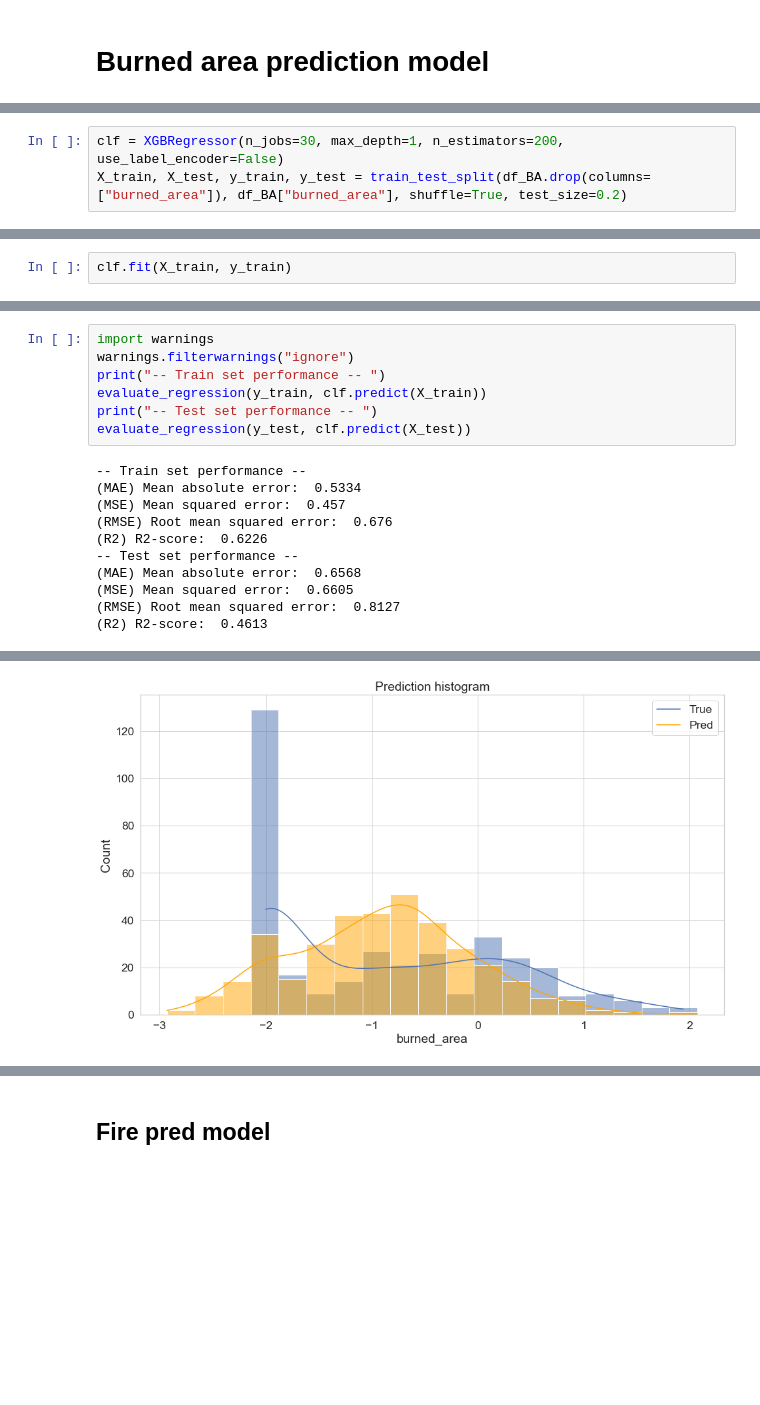
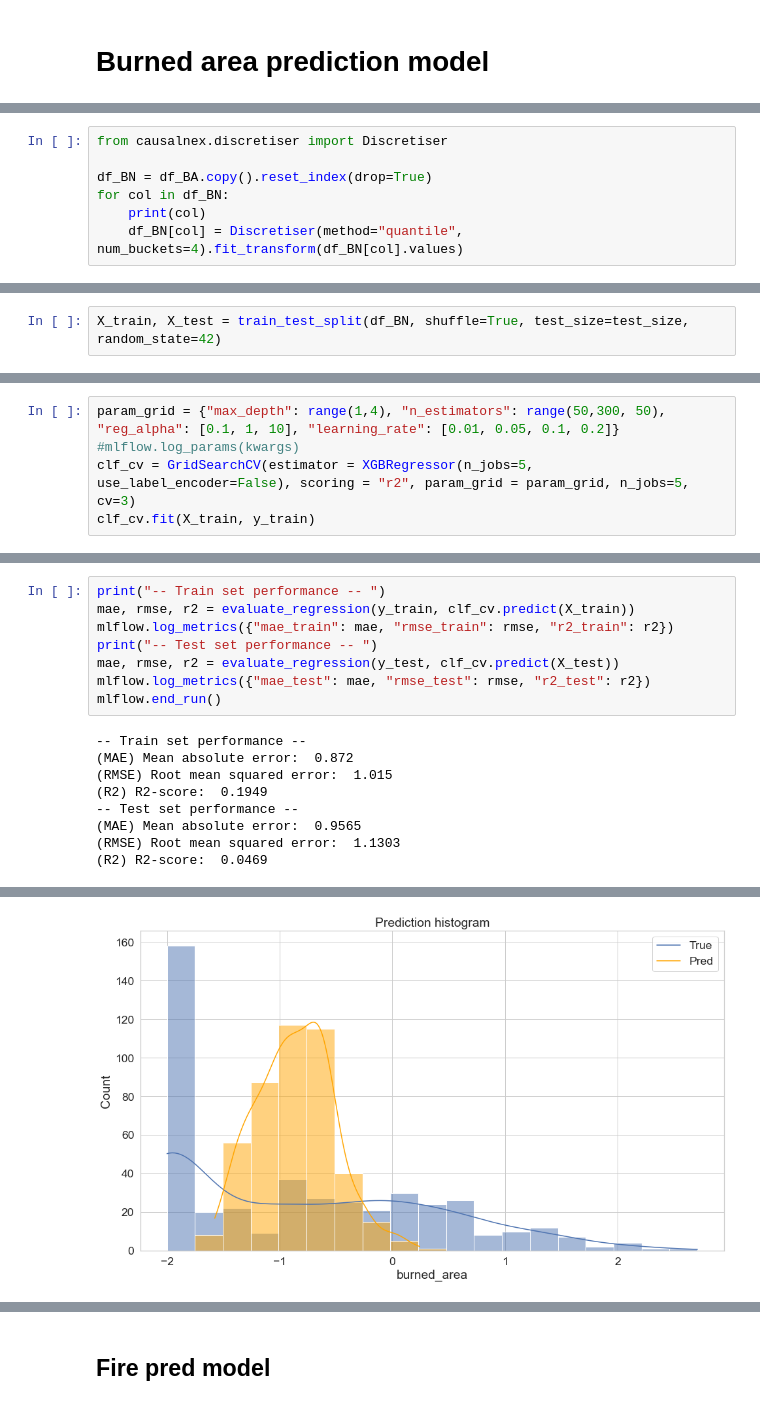
Before and after one commit to ch-mon/foehn-fire-impact, a Jupyter notebook: notebooks/03_modelling/prediction_models.ipynb, the cells around one changed output, grey strips where cells are left out. Saved outputs shown, nothing was run; the diff lists cells and outputs as text; blank space fills up the shorter version.

```diff
--- a/notebooks/03_modelling/prediction_models.ipynb
+++ b/notebooks/03_modelling/prediction_models.ipynb
@@ -165,0 +214,7 @@ from sklearn.model_selection import train_test_split
+# %%
+from causalnex.discretiser import Discretiser
+
+df_BN = df_BA.copy().reset_index(drop=True)
+for col in df_BN:
+    print(col)
+    df_BN[col] = Discretiser(method="quantile", num_buckets=4).fit_transform(df_BN[col].values)
@@ -165,0 +233,2 @@ from sklearn.model_selection import train_test_split
+# %%
+X_train, X_test = train_test_split(df_BN, shuffle=True, test_size=test_size, random_state=42)
@@ -166,3 +270,5 @@ from sklearn.model_selection import train_test_split
 # %%
-clf = XGBRegressor(n_jobs=30, max_depth=1, n_estimators=200, use_label_encoder=False)
-X_train, X_test, y_train, y_test = train_test_split(df_BA.drop(columns=["burned_area"]), df_BA["burned_area"], shuffle=True, test_size=0.2)
+param_grid = {"max_depth": range(1,4), "n_estimators": range(50,300, 50), "reg_alpha": [0.1, 1, 10], "learning_rate": [0.01, 0.05, 0.1, 0.2]}
+#mlflow.log_params(kwargs)
+clf_cv = GridSearchCV(estimator = XGBRegressor(n_jobs=5, use_label_encoder=False), scoring = "r2", param_grid = param_grid, n_jobs=5, cv=3)
+clf_cv.fit(X_train, y_train)
@@ -169,2 +292,0 @@ X_train, X_test, y_train, y_test = train_test_split(df_BA.drop(columns=["burned_
-# %%
-clf.fit(X_train, y_train)
@@ -181,18 +297,17 @@ XGBRegressor(base_score=0.5, booster='gbtree', colsample_bylevel=1,
 # %%
-import warnings
-warnings.filterwarnings("ignore")
 print("-- Train set performance -- ")
-evaluate_regression(y_train, clf.predict(X_train))
+mae, rmse, r2 = evaluate_regression(y_train, clf_cv.predict(X_train))
+mlflow.log_metrics({"mae_train": mae, "rmse_train": rmse, "r2_train": r2})
 print("-- Test set performance -- ")
-evaluate_regression(y_test, clf.predict(X_test))
+mae, rmse, r2 = evaluate_regression(y_test, clf_cv.predict(X_test))
+mlflow.log_metrics({"mae_test": mae, "rmse_test": rmse, "r2_test": r2})
+mlflow.end_run()
 # %% [output]
 -- Train set performance --
-(MAE) Mean absolute error:  0.5334
-(MSE) Mean squared error:  0.457
-(RMSE) Root mean squared error:  0.676
-(R2) R2-score:  0.6226
+(MAE) Mean absolute error:  0.872
+(RMSE) Root mean squared error:  1.015
+(R2) R2-score:  0.1949
 -- Test set performance --
-(MAE) Mean absolute error:  0.6568
-(MSE) Mean squared error:  0.6605
-(RMSE) Root mean squared error:  0.8127
-(R2) R2-score:  0.4613
+(MAE) Mean absolute error:  0.9565
+(RMSE) Root mean squared error:  1.1303
+(R2) R2-score:  0.0469
@@ -201 +316 @@ evaluate_regression(y_test, clf.predict(X_test))
-[figure, old version]
+[figure, new version]
```
Also changed, not shown: parts of 54 cells of this notebook, 2 other files.
